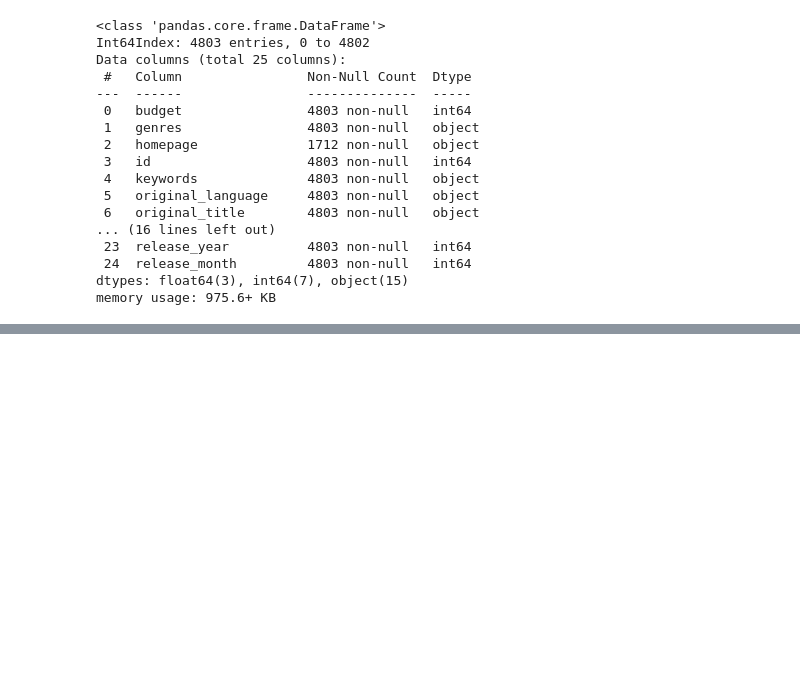
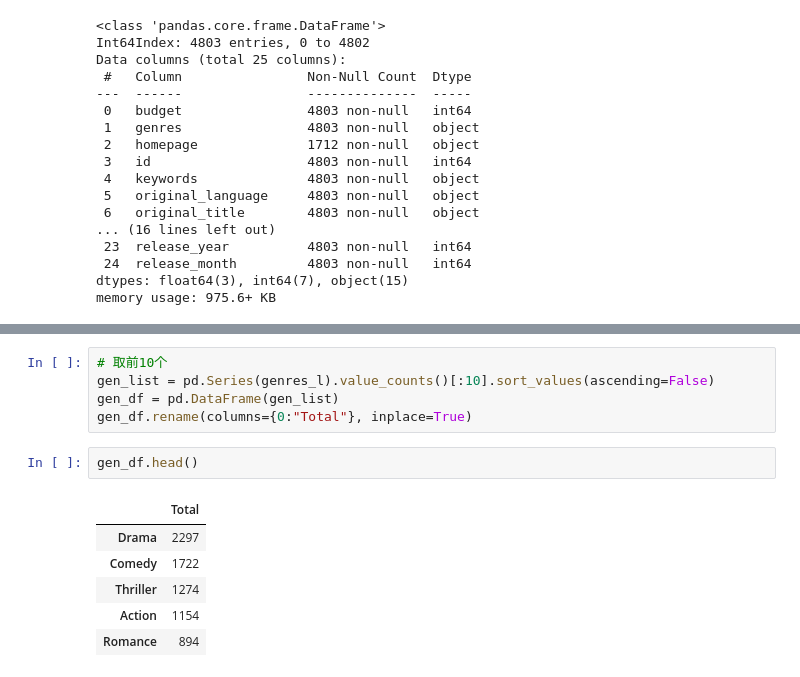
Before and after one commit to longxiangfu/python_learn, a Jupyter notebook: python/data_resolver/film/film_data_resolver.ipynb, the cells around one changed output, grey strips where cells are left out. Drawn from its saved outputs; the diff is of its cells as text; blank space fills up the shorter version.

```diff
--- a/python/data_resolver/film/film_data_resolver.ipynb
+++ b/python/data_resolver/film/film_data_resolver.ipynb
@@ -232,0 +281,14 @@ memory usage: 975.6+ KB
+# %%
+# 取前10个
+gen_list = pd.Series(genres_l).value_counts()[:10].sort_values(ascending=False)
+gen_df = pd.DataFrame(gen_list)
+gen_df.rename(columns={0:"Total"}, inplace=True)
+# %%
+gen_df.head()
+# %% [output]
+|  | Total |
+| Drama | 2297 |
+| Comedy | 1722 |
+| Thriller | 1274 |
+| Action | 1154 |
+| Romance | 894 |
```
Also changed, not shown: parts of 8 cells of this notebook.
